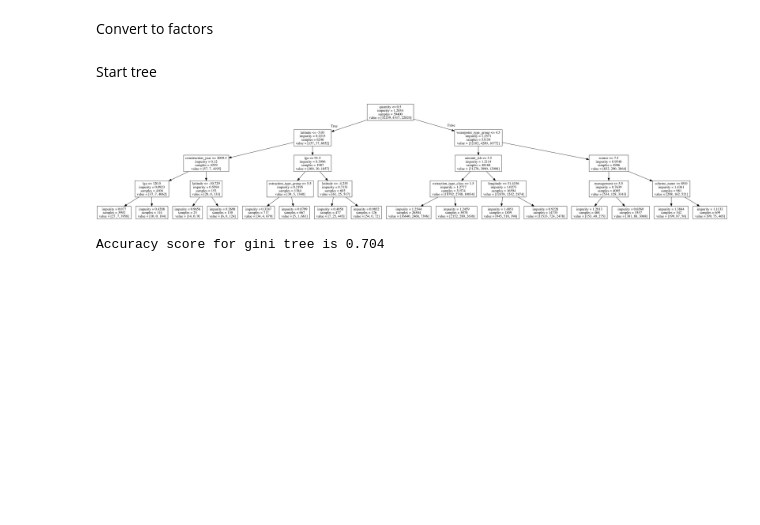
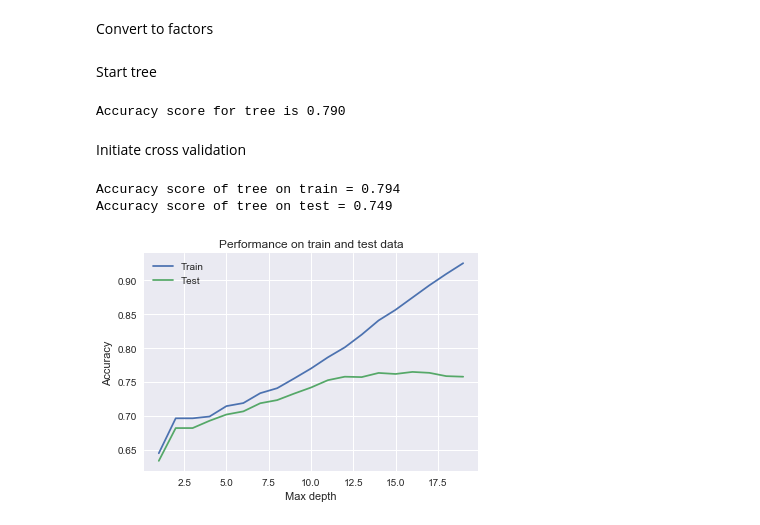
Before and after one commit to BrickKiln/dataPumpChallenge, a Jupyter notebook: pumpChallenge.ipynb, the cells around one changed output. Cells and saved outputs as stored; diff of their text form; code cells hidden in the pictures; blank space fills up the shorter version.

```diff
--- a/pumpChallenge.ipynb
+++ b/pumpChallenge.ipynb
@@ -190,13 +223,44 @@ Start tree
 # %%
 Y = train['status_group']
-X = train.drop(['status_group', 'date_recorded'], axis = 1)
+X = train.drop(excludeAttr, axis = 1)
 # %%
-treeEntropy = DecisionTreeClassifier(max_depth = 4, criterion = 'entropy')
+treeEntropy = DecisionTreeClassifier(max_depth = 12, criterion = 'entropy')
 treeEntropy.fit(X, Y)
 Decision_Tree_Image(treeEntropy, X.columns)
+print "Accuracy score for tree is %.3f" %metrics.accuracy_score(treeEntropy.predict(X), Y)
 # %% [output]
-[figure, removed]
+Accuracy score for tree is 0.790
-# %%
-print "Accuracy score for gini tree is %.3f" %metrics.accuracy_score(treeEntropy.predict(X), Y)
-# %% [output]
-Accuracy score for gini tree is 0.704
+# %% [markdown]
+Initiate cross validation
+# %%
+from sklearn import cross_validation
+from sklearn.cross_validation import train_test_split
+Xtrain, Xtest, Ytrain, Ytest = train_test_split(X, Y, train_size = 0.80)
+# %%
+treeEntropy.fit(Xtrain, Ytrain)
+print 'Accuracy score of tree on train = %.3f' %metrics.accuracy_score(treeEntropy.predict(Xtrain), Ytrain)
+print 'Accuracy score of tree on test = %.3f' %metrics.accuracy_score(treeEntropy.predict(Xtest), Ytest)
+# %% [output]
+Accuracy score of tree on train = 0.794
+Accuracy score of tree on test = 0.749
+# %%
+accuraciesTrain = []
+accuraciesTest = []
+depths = range(1, 20)
+
+for md in depths:
+    model = DecisionTreeClassifier(max_depth = md)
+    model.fit(Xtrain, Ytrain)
+
+    accuraciesTrain.append(metrics.accuracy_score(model.predict(Xtrain), Ytrain))
+    accuraciesTest.append(metrics.accuracy_score(model.predict(Xtest), Ytest))
+
+plt.plot(depths, accuraciesTrain, label = "Train")
+plt.plot(depths, accuraciesTest, label = "Test")
+plt.title("Performance on train and test data")
+plt.xlabel("Max depth")
+plt.ylabel("Accuracy")
+plt.legend()
+plt.show()
+# %% [output]
+[figure, added]
```
Also changed, not shown: parts of 18 cells of this notebook.
